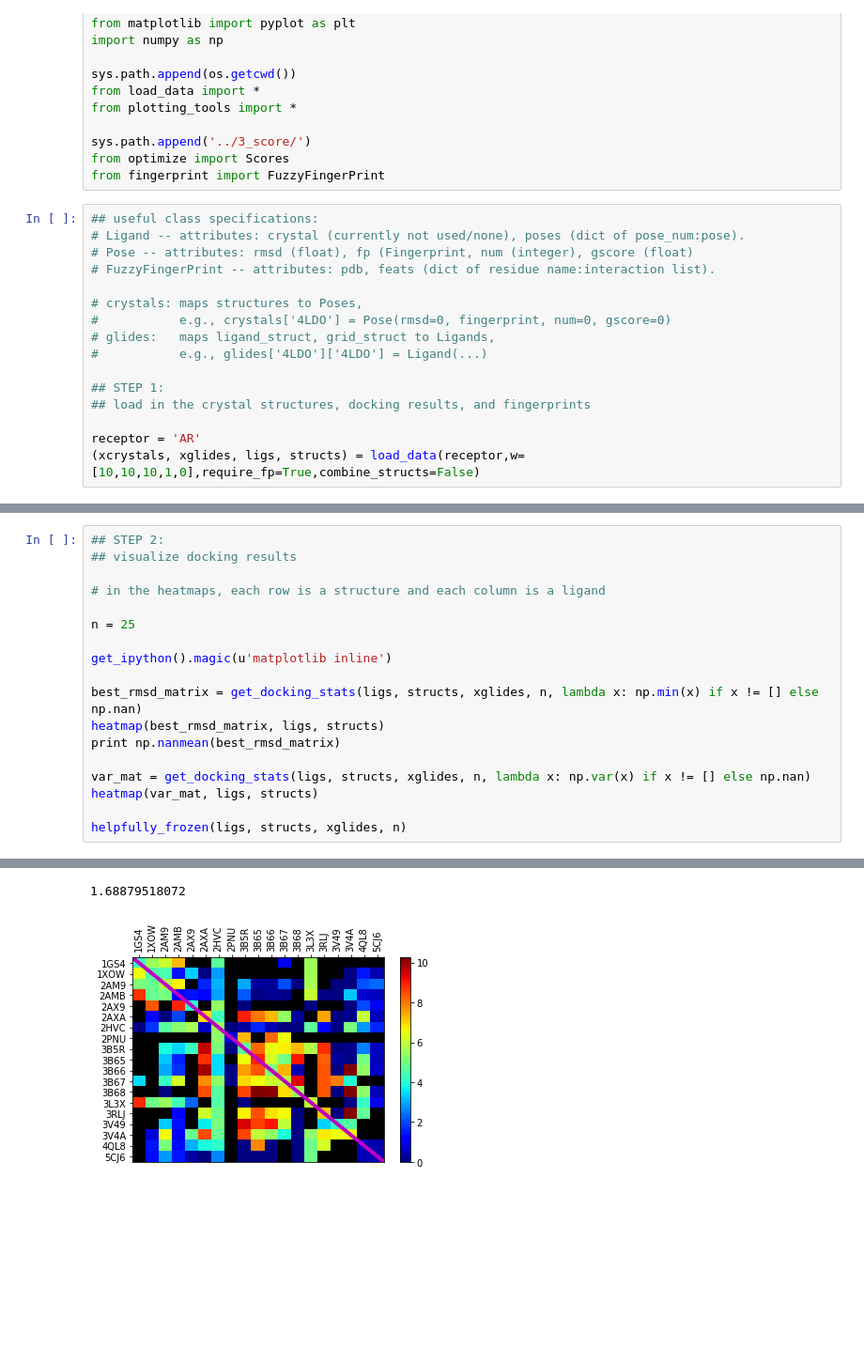
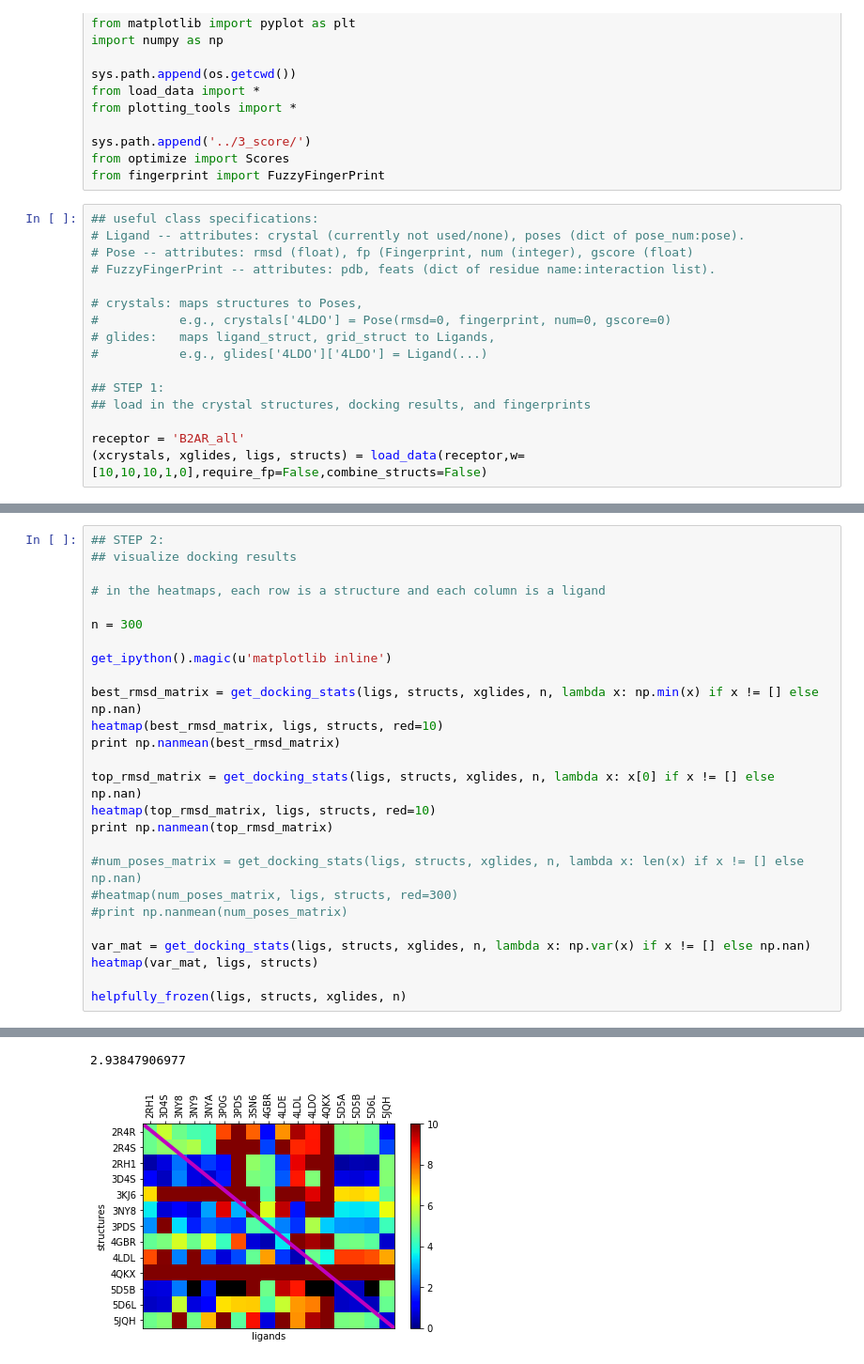
Before and after one commit to orangese/combind_multistruct_benchmarking, a Jupyter notebook: notebooks/main.ipynb, the cells around one changed output, grey strips where cells are left out. Shown at 94% size. Cells and saved outputs as stored; diff of their text form; blank space fills up the shorter version.

```diff
--- a/notebooks/main.ipynb
+++ b/notebooks/main.ipynb
@@ -28,8 +28,8 @@ from fingerprint import FuzzyFingerPrint
 ## STEP 1:
 ## load in the crystal structures, docking results, and fingerprints
 
-receptor = 'AR'
-(xcrystals, xglides, ligs, structs) = load_data(receptor,w=[10,10,10,1,0],require_fp=True,combine_structs=False)
+receptor = 'B2AR_all'
+(xcrystals, xglides, ligs, structs) = load_data(receptor,w=[10,10,10,1,0],require_fp=False,combine_structs=False)
 # %% [output]
 Loading crystal structures...
 Loading glidescores...
@@ -43,13 +43,21 @@ Loading docking results...
 
 # in the heatmaps, each row is a structure and each column is a ligand
 
-n = 25
+n = 300
 
 get_ipython().magic(u'matplotlib inline')
 
 best_rmsd_matrix = get_docking_stats(ligs, structs, xglides, n, lambda x: np.min(x) if x != [] else np.nan)
-heatmap(best_rmsd_matrix, ligs, structs)
+heatmap(best_rmsd_matrix, ligs, structs, red=10)
 print np.nanmean(best_rmsd_matrix)
+
+top_rmsd_matrix = get_docking_stats(ligs, structs, xglides, n, lambda x: x[0] if x != [] else np.nan)
+heatmap(top_rmsd_matrix, ligs, structs, red=10)
+print np.nanmean(top_rmsd_matrix)
+
+#num_poses_matrix = get_docking_stats(ligs, structs, xglides, n, lambda x: len(x) if x != [] else np.nan)
+#heatmap(num_poses_matrix, ligs, structs, red=300)
+#print np.nanmean(num_poses_matrix)
 
 var_mat = get_docking_stats(ligs, structs, xglides, n, lambda x: np.var(x) if x != [] else np.nan)
 heatmap(var_mat, ligs, structs)
@@ -60,2 +68,2 @@ helpfully_frozen(ligs, structs, xglides, n)
-1.68879518072
+2.93847906977
-[figure, old version]
+[figure, new version]
```
Also changed, not shown: parts of 7 cells of this notebook, 11 other files.
